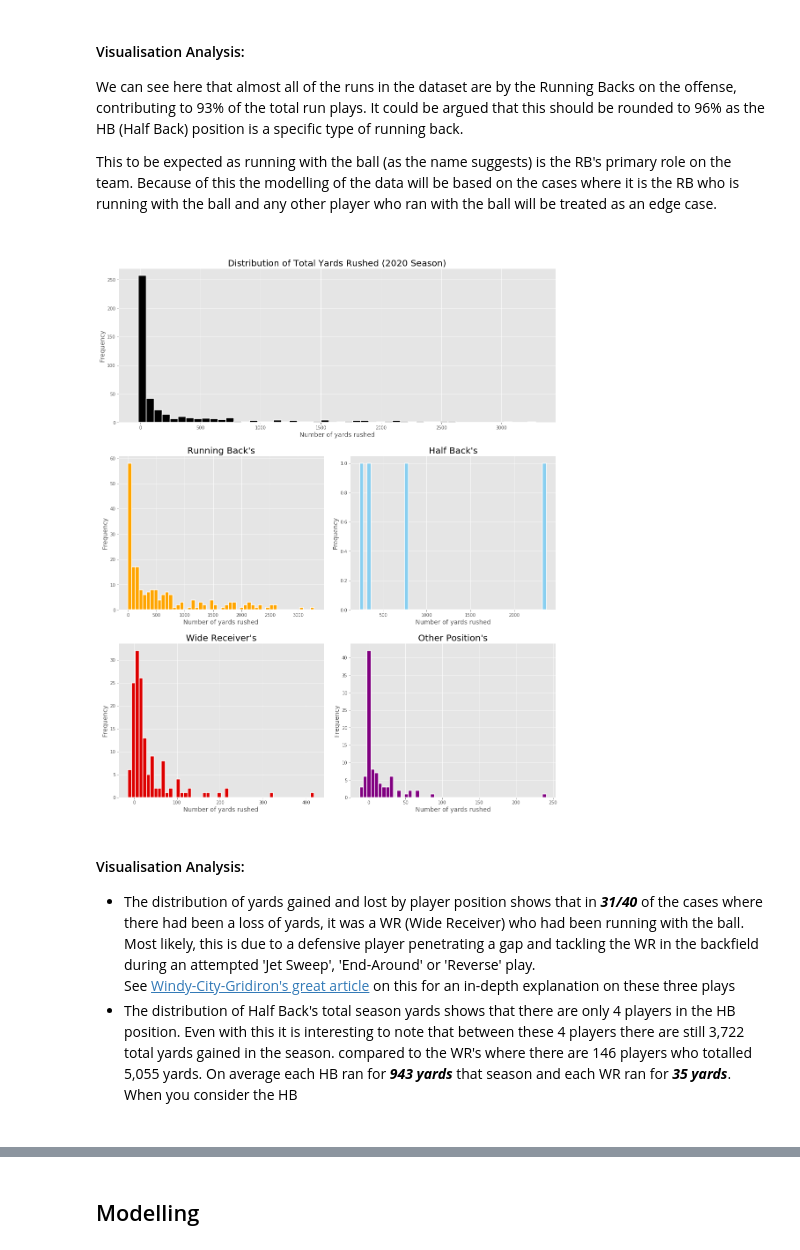
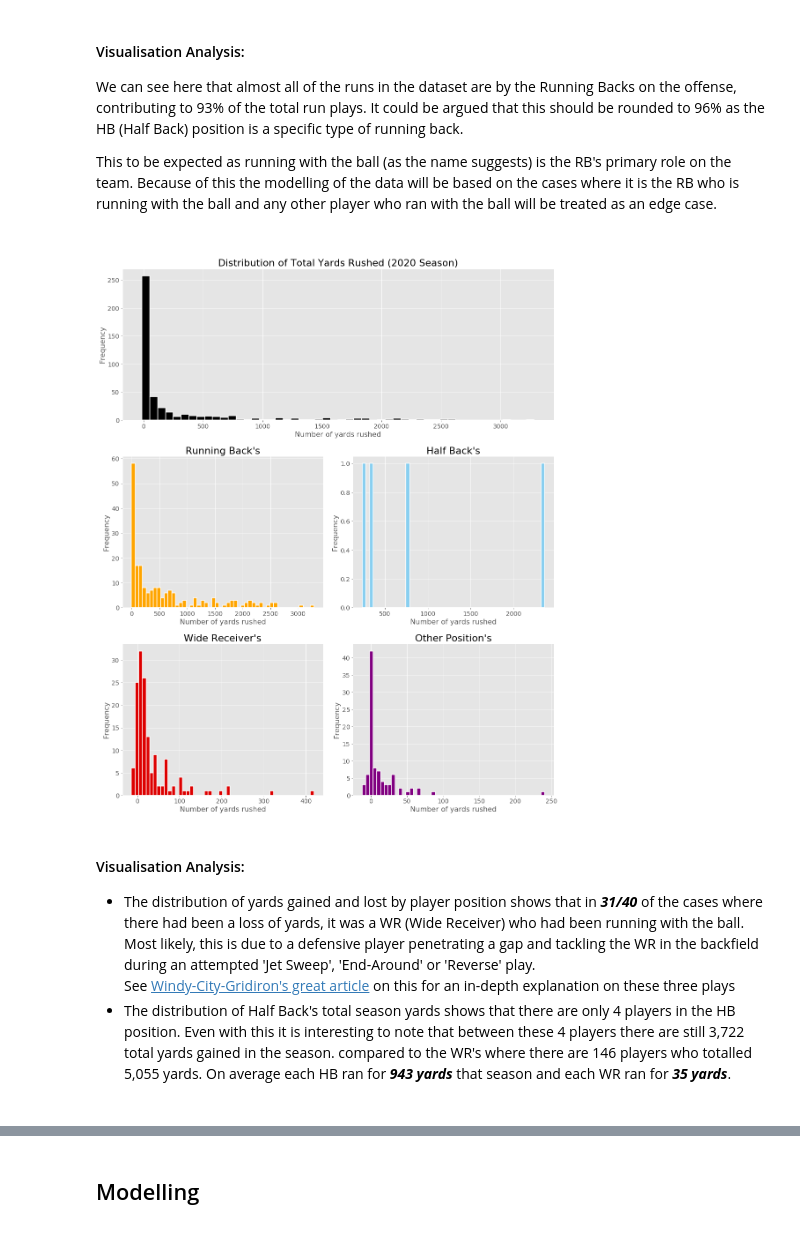
Before and after one commit to Louis-Bad/NFL-Rushing-Yards, a Jupyter notebook: main.ipynb, the cells around one changed output, grey strips where cells are left out. Cells and saved outputs as stored; diff of their text form; code cells hidden in the pictures.

```diff
--- a/main.ipynb
+++ b/main.ipynb
@@ -256,6 +360,11 @@ This to be expected as running with the ball (as the name suggests) is the RB's
 # Asthetic values for the figure
 plt.style.use('ggplot')
 fig = plt.figure(figsize=(15,18))
+title_size = 22
+label_size = 16
+tick_size = 14
+
+
 
 # total distribution of run plays in the dataset
 all_rushers_df = df.loc[df['IsRusher'] == "YES"]
@@ -263,9 +372,11 @@ all_rushers_total = all_rushers_df.groupby('NflId').sum()['Yards']
 
 # aesthetic values for the plot
 fig.add_subplot(3,2, (1,2))
-plt.title('Distribution of Total Yards Rushed (2020 Season)', fontsize=20)
-plt.xlabel('Number of yards rushed', fontsize=14)
-plt.ylabel('Frequency', fontsize=14)
+plt.title('Distribution of Total Yards Rushed (2020 Season)', fontsize=title_size)
+plt.xlabel('Number of yards rushed', fontsize=label_size)
+plt.ylabel('Frequency', fontsize=label_size)
+plt.xticks(fontsize=tick_size)
+plt.yticks(fontsize=tick_size)
 
 plt.hist(all_rushers_total, bins=50, color='black', edgecolor='white', linewidth=1.5)
 
@@ -277,9 +388,11 @@ rb_total = rb_df.loc[:, ['NflId', 'Yards']].groupby('NflId').sum()['Yards']
 
 # aesthetic values for the plot
 fig.add_subplot(3,2,3)
-plt.title('Running Back\'s', fontsize=20)
-plt.xlabel('Number of yards rushed', fontsize=14)
-plt.ylabel('Frequency', fontsize=14)
+plt.title('Running Back\'s', fontsize=title_size)
+plt.xlabel('Number of yards rushed', fontsize=label_size)
+plt.ylabel('Frequency', fontsize=label_size)
+plt.xticks(fontsize=tick_size)
+plt.yticks(fontsize=tick_size)
 
 plt.hist(rb_total, bins=50, color='#ffa500', edgecolor='white', linewidth=1.5)
 
@@ -291,9 +404,11 @@ hb_total = hb_df.loc[:, ['NflId', 'Yards']].groupby('NflId').sum()['Yards']
 
 # aesthetic values for the plot
 fig.add_subplot(3,2,4)
-plt.title('Half Back\'s', fontsize=20)
-plt.xlabel('Number of yards rushed', fontsize=14)
-plt.ylabel('Frequency', fontsize=14)
+plt.title('Half Back\'s', fontsize=title_size)
+plt.xlabel('Number of yards rushed', fontsize=label_size)
+plt.ylabel('Frequency', fontsize=label_size)
+plt.xticks(fontsize=tick_size)
+plt.yticks(fontsize=tick_size)
 
 plt.hist(hb_total, bins=50, color='#89cff0', edgecolor='white', linewidth=1.5)
 
@@ -303,43 +418,47 @@ plt.hist(hb_total, bins=50, color='#89cff0', edgecolor='white', linewidth=1.5)
 wr_df = df.loc[(df['IsRusher'] == "YES") & (df['Position'] == "WR")]
 wr_total = wr_df.loc[:, ['NflId', 'Yards']].groupby('NflId').sum()['Yards']
 
 # aesthetic values for the plot
 fig.add_subplot(3,2,5)
-plt.title('Wide Receiver\'s', fontsize=20)
-plt.xlabel('Number of yards rushed', fontsize=14)
-plt.ylabel('Frequency', fontsize=14)
+plt.title('Wide Receiver\'s', fontsize=title_size)
+plt.xlabel('Number of yards rushed', fontsize=label_size)
+plt.ylabel('Frequency', fontsize=label_size)
+plt.xticks(fontsize=tick_size)
+plt.yticks(fontsize=tick_size)
 
 plt.hist(wr_total, bins=50, color='#DD0000', edgecolor='white', linewidth=1.5)
 
 
 
 # Other distribution
 other_df = df.loc[(df['IsRusher'] == "YES") & ((df['Position'] == "FB")
                                                | (df['Position'] == "QB")
                                                | (df['Position'] == "TE")
                                                | (df['Position'] == "CB")
                                                | (df['Position'] == "DT")
                                                | (df['Position'] == "G")
                                                | (df['Position'] == "DE"))]
 
 other_total = other_df.loc[:, ['NflId', 'Yards']].groupby('NflId').sum()['Yards']
 
 # aesthetic values for the plot
 fig.add_subplot(3,2,6)
-plt.title('Other Position\'s', fontsize=20)
-plt.xlabel('Number of yards rushed', fontsize=14)
-plt.ylabel('Frequency', fontsize=14)
+plt.title('Other Position\'s', fontsize=title_size)
+plt.xlabel('Number of yards rushed', fontsize=label_size)
+plt.ylabel('Frequency', fontsize=label_size)
+plt.xticks(fontsize=tick_size)
+plt.yticks(fontsize=tick_size)
 
 plt.hist(other_total, bins=50, color='#800080', edgecolor='white', linewidth=1.5)
 
 
 plt.tight_layout(pad=2)
 plt.show();
 # %% [output]
-[figure, old version]
+[figure, new version]
 # %% [markdown]
 #### Visualisation Analysis:
 - The distribution of yards gained and lost by player position shows that in ***31/40*** of the cases where there had been a loss of yards, it was a WR (Wide Receiver) who had been running with the ball. Most likely, this is due to a defensive player penetrating a gap and tackling the WR in the backfield during an attempted 'Jet Sweep', 'End-Around' or 'Reverse' play. <br>
 See [Windy-City-Gridiron's great article](https://www.windycitygridiron.com/2014/11/5/7132567/football-101-difference-between-a-jet-sweep-an-end-around-reverse) on this for an in-depth explanation on these three plays
-- The distribution of Half Back's total season yards shows that there are only 4 players in the HB position. Even with this it is interesting to note that between these 4 players there are still 3,722 total yards gained in the season. compared to the WR's where there are 146 players who totalled 5,055 yards. On average each HB ran for ***943 yards*** that season and each WR ran for ***35 yards***. When you consider the HB
+- The distribution of Half Back's total season yards shows that there are only 4 players in the HB position. Even with this it is interesting to note that between these 4 players there are still 3,722 total yards gained in the season. compared to the WR's where there are 146 players who totalled 5,055 yards. On average each HB ran for ***943 yards*** that season and each WR ran for ***35 yards***.
 <br> <br>
```
Also changed, not shown: parts of 30 cells of this notebook.
